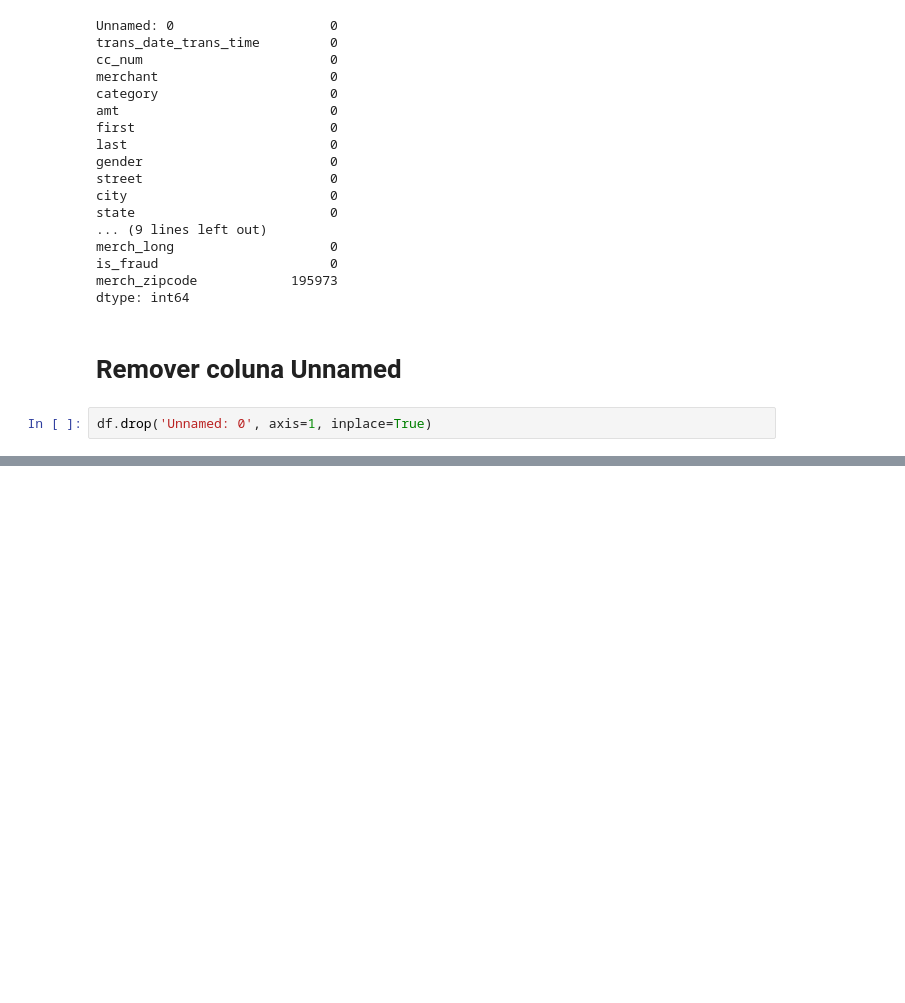
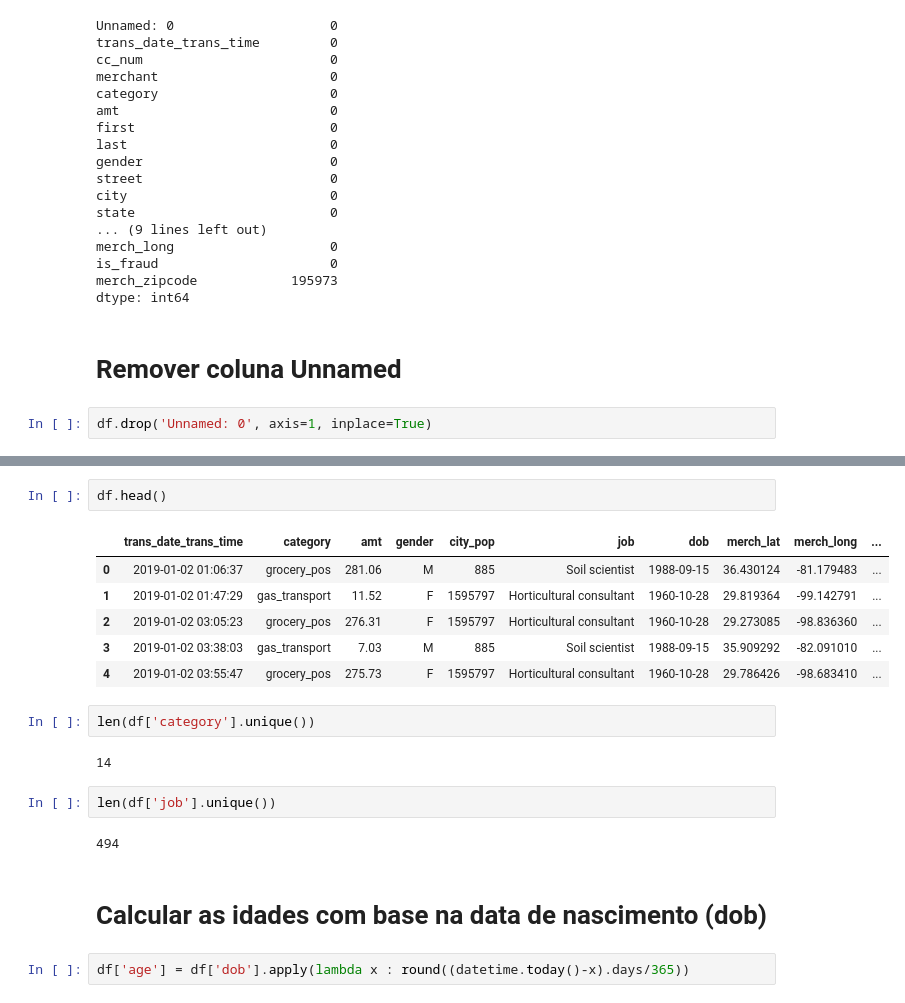
Before and after one commit to thiago2608santana/disciplina-machine-learning, a Jupyter notebook: exploracao_inicial.ipynb, the cells around one changed output, grey strips where cells are left out. Cells and saved outputs as stored; diff of their text form; blank space fills up the shorter version.

```diff
--- a/exploracao_inicial.ipynb
+++ b/exploracao_inicial.ipynb
@@ -64,0 +116,21 @@ df.head()
+# %%
+df.head()
+# %% [output]
+|  | trans_date_trans_time | category | amt | gender | city_pop | job | dob | merch_lat | merch_long | ... |
+| 0 | 2019-01-02 01:06:37 | grocery_pos | 281.06 | M | 885 | Soil scientist | 1988-09-15 | 36.430124 | -81.179483 | ... |
+| 1 | 2019-01-02 01:47:29 | gas_transport | 11.52 | F | 1595797 | Horticultural consultant | 1960-10-28 | 29.819364 | -99.142791 | ... |
+| 2 | 2019-01-02 03:05:23 | grocery_pos | 276.31 | F | 1595797 | Horticultural consultant | 1960-10-28 | 29.273085 | -98.836360 | ... |
+| 3 | 2019-01-02 03:38:03 | gas_transport | 7.03 | M | 885 | Soil scientist | 1988-09-15 | 35.909292 | -82.091010 | ... |
+| 4 | 2019-01-02 03:55:47 | grocery_pos | 275.73 | F | 1595797 | Horticultural consultant | 1960-10-28 | 29.786426 | -98.683410 | ... |
+# %%
+len(df['category'].unique())
+# %% [output]
+14
+# %%
+len(df['job'].unique())
+# %% [output]
+494
+# %% [markdown]
+# Calcular as idades com base na data de nascimento (dob)
+# %%
+df['age'] = df['dob'].apply(lambda x : round((datetime.today()-x).days/365))
```
Also changed, not shown: parts of 46 cells of this notebook, 2 other files.
